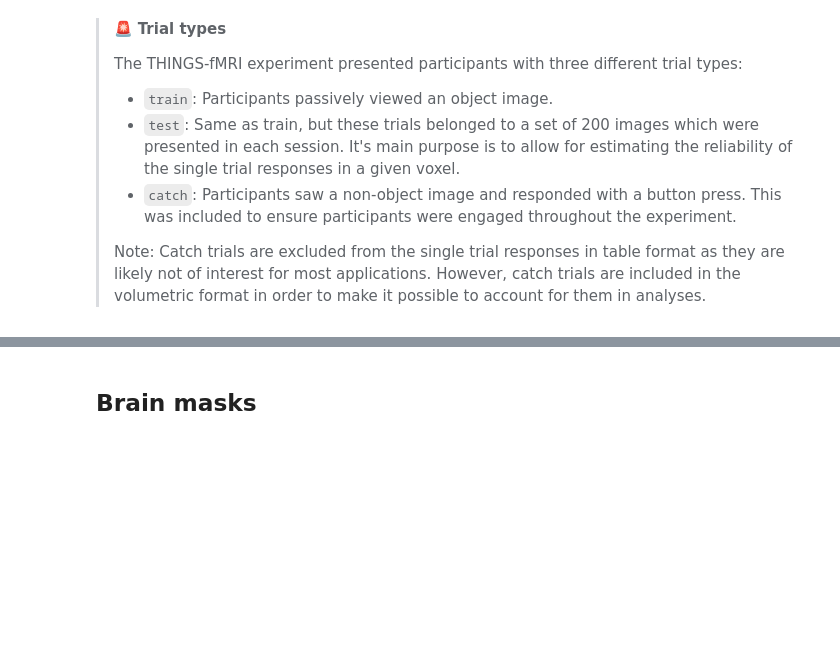
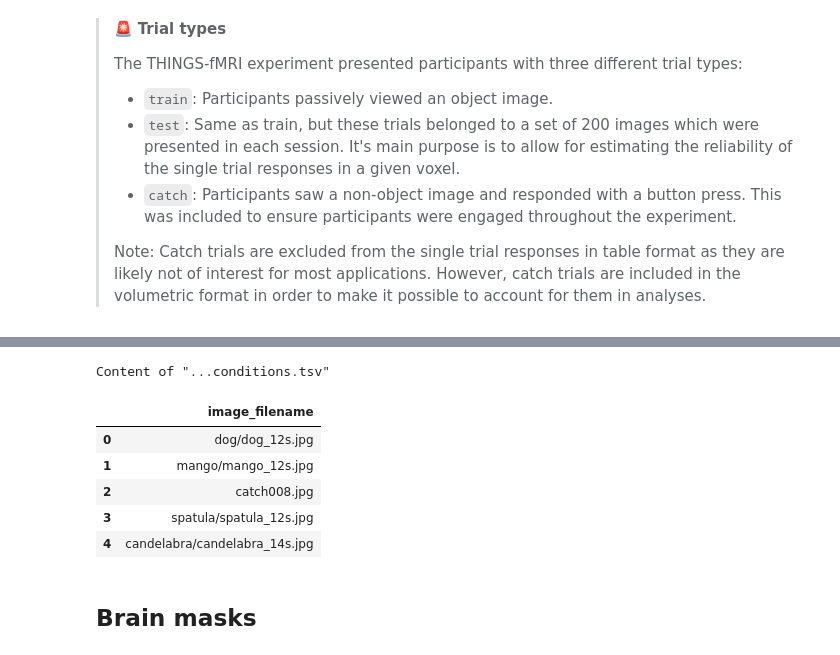
Before and after one commit to ViCCo-Group/THINGS-data_usage_notes, a Jupyter notebook: fmri_usage_notes.ipynb, the cells around one changed output, grey strips where cells are left out. Saved outputs shown, nothing was run; the diff lists cells and outputs as text; code cells hidden in the pictures; blank space fills up the shorter version.

```diff
--- a/fmri_usage_notes.ipynb
+++ b/fmri_usage_notes.ipynb
@@ -90,3 +129,18 @@ stimdata.head()
+# %%
+# load the trial conditions
+# Note that the volumetric single trial responses include catch trials
+conds_tsv = pjoin(betas_vol_dir, 'ses-things01', f'sub-{sub}_ses-things01_run-01_conditions.tsv')
+conds = pd.read_csv(conds_tsv, sep='\t').drop(columns='Unnamed: 0')
+print('Content of "...conditions.tsv"')
+conds.head()
+# %% [output]
+Content of "...conditions.tsv"
+|  | image_filename |
+| 0 | dog/dog_12s.jpg |
+| 1 | mango/mango_12s.jpg |
+| 2 | catch008.jpg |
+| 3 | spatula/spatula_12s.jpg |
+| 4 | candelabra/candelabra_14s.jpg |
 # %% [markdown]
 ## Brain masks
 # %% [markdown]
```
Also changed, not shown: parts of 15 cells of this notebook, 1 other file.
